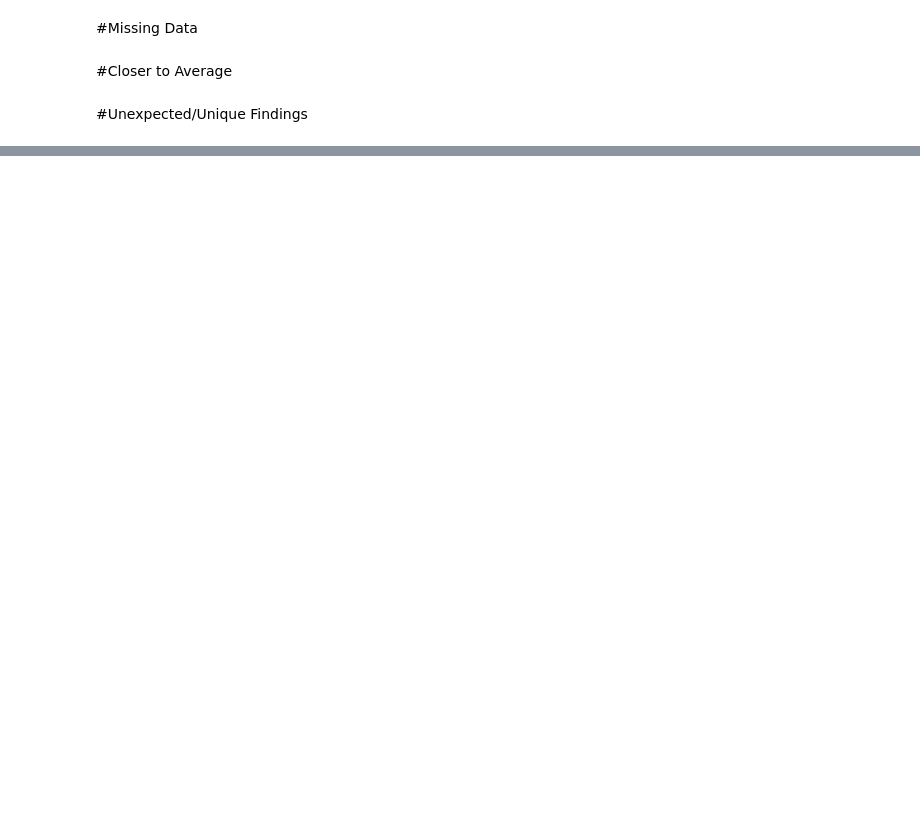
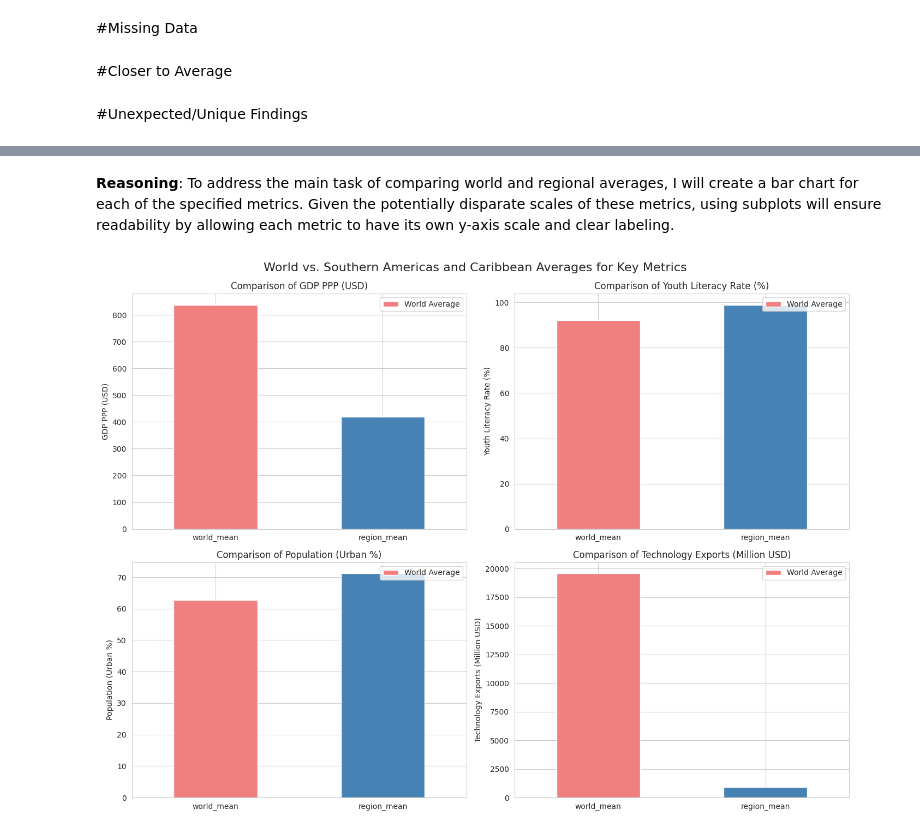
Before and after one commit to Knowasiak/A2_World_Region_Analysis, a Jupyter notebook: A2_World_Region_Analysis.ipynb, the cells around one changed output, grey strips where cells are left out. Saved outputs shown, nothing was run; the diff lists cells and outputs as text; code cells hidden in the pictures; blank space fills up the shorter version.

Commit message:
Created using Colab v2

```diff
--- a/A2_World_Region_Analysis.ipynb
+++ b/A2_World_Region_Analysis.ipynb
@@ -198,0 +196,6 @@ plt.show()
+# %%
+columns_to_exclude = ['Obs','Country/Territory', 'Code', 'Region']
+reg_num = region_df.drop(columns=columns_to_exclude, errors='ignore')
+region_mean = reg_num.mean(numeric_only=True)
+print("Region Averages (mean of numerical columns):")
+display(region_mean)
@@ -198,0 +225,14 @@ plt.show()
+# %%
+metrics_to_plot = ['GDP PPP', 'Youth Literacy Rate', 'Population (Urban %)', 'Technology Exports']
+
+# Create a DataFrame to hold the world and region means for the selected metrics
+plot_df = pd.DataFrame({
+    'world_mean': world_mean[metrics_to_plot],
+    'region_mean': region_mean[metrics_to_plot]
+})
+
+# Calculate the difference for analysis (optional, but good for understanding)
+plot_df['diff'] = plot_df['region_mean'] - plot_df['world_mean']
+
+print("DataFrame for plotting (World vs. Region Averages):")
+display(plot_df)
@@ -198,0 +246,34 @@ plt.show()
+# %% [markdown]
+**Reasoning**:
+To address the main task of comparing world and regional averages, I will create a bar chart for each of the specified metrics. Given the potentially disparate scales of these metrics, using subplots will ensure readability by allowing each metric to have its own y-axis scale and clear labeling.
+# %%
+# Set style for plots
+sns.set_style("whitegrid")
+
+# Create subplots for each metric
+fig, axes = plt.subplots(2, 2, figsize=(14, 10))
+axes = axes.flatten() # Flatten the 2x2 array of axes for easy iteration
+
+metrics_to_plot = ['GDP PPP', 'Youth Literacy Rate', 'Population (Urban %)', 'Technology Exports']
+titles = {
+    'GDP PPP': 'GDP PPP (USD)',
+    'Youth Literacy Rate': 'Youth Literacy Rate (%)',
+    'Population (Urban %)': 'Population (Urban %)',
+    'Technology Exports': 'Technology Exports (Million USD)'
+}
+
+for i, metric in enumerate(metrics_to_plot):
+    ax = axes[i]
+    data_for_plot = plot_df.loc[metric, ['world_mean', 'region_mean']]
+    data_for_plot.plot(kind='bar', ax=ax, color=['lightcoral', 'steelblue'])
+    ax.set_title(f'Comparison of {titles[metric]}', fontsize=12)
+    ax.set_ylabel(titles[metric], fontsize=10)
+    ax.set_xlabel('') # Remove x-label as it's just 'world_mean', 'region_mean'
+    ax.tick_params(axis='x', rotation=0) # Keep x-axis labels horizontal
+    ax.legend(['World Average', 'Region Average'], loc='upper right')
+
+plt.tight_layout()
+plt.suptitle('World vs. Southern Americas and Caribbean Averages for Key Metrics', y=1.02, fontsize=16) # Overall title
+plt.show()
+# %% [output]
+[figure, added]
```
Also changed, not shown: parts of 17 cells of this notebook.
